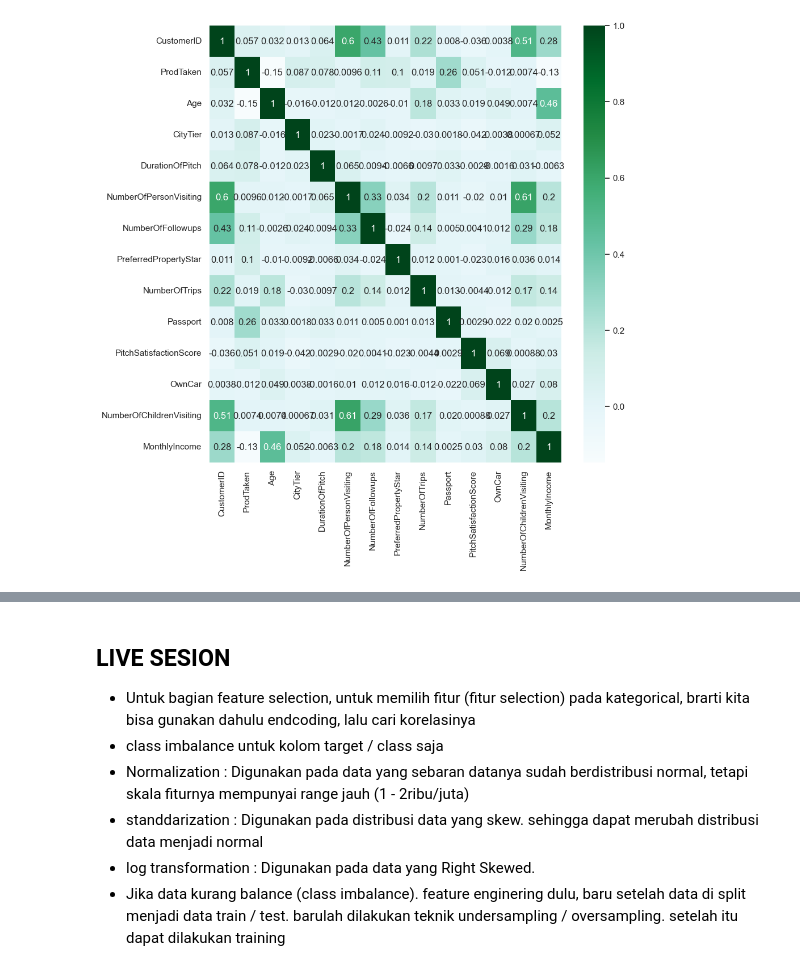
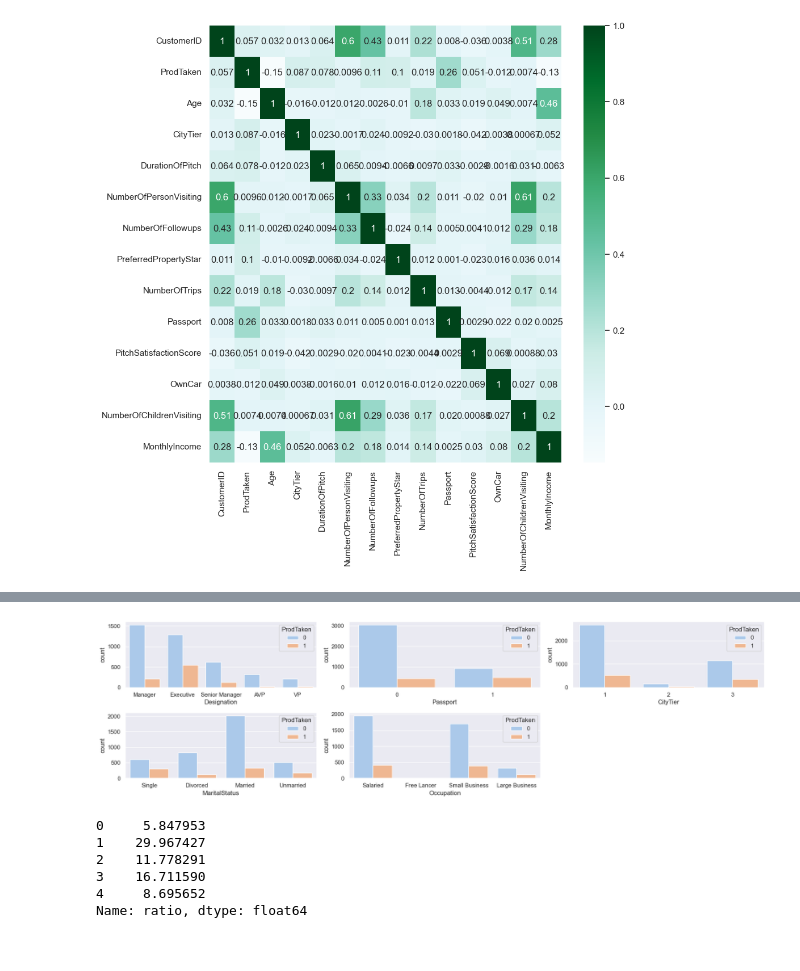
Before and after one commit to JodhiKrisantus/Classification-Holiday-Package-Prediction, a Jupyter notebook: Holiday_Predict.ipynb, the cells around one changed output, grey strips where cells are left out. Saved outputs shown, nothing was run; the diff lists cells and outputs as text; code cells hidden in the pictures.

```diff
--- a/Holiday_Predict.ipynb
+++ b/Holiday_Predict.ipynb
@@ -220,10 +220,3 @@ sns.heatmap(df.corr(), cmap='BuGn',annot=True)
 # %% [output]
 <AxesSubplot:>
 [figure]
-# %%
-diskrit = ['Occupation','ProductPitched','Gender',
-           'PreferredPropertyStar','MaritalStatus']
-
-for i in range(len(diskrit)):
-    sns.catplot(data=df, x=diskrit[i], y='MonthlyIncome', hue='ProdTaken',kind='violin',palette='pastel')
-    sns.set_theme(style="darkgrid", palette="pastel")
@@ -238,8 +223,28 @@ for i in range(len(diskrit)):
-# %% [markdown]
-## LIVE SESION
-- Untuk bagian feature selection, untuk memilih fitur (fitur selection) pada kategorical, brarti kita bisa gunakan dahulu endcoding, lalu cari korelasinya
-- class imbalance untuk kolom target / class saja
-- Normalization : Digunakan pada data yang sebaran datanya sudah berdistribusi normal, tetapi skala fiturnya mempunyai range jauh (1 - 2ribu/juta)
-- standdarization : Digunakan pada distribusi data yang skew. sehingga dapat merubah distribusi data menjadi normal
-- log transformation : Digunakan pada data yang Right Skewed.
-- Jika data kurang balance (class imbalance). feature enginering dulu, baru setelah data di split menjadi data train / test. barulah dilakukan teknik undersampling / oversampling. setelah itu dapat dilakukan training
+# %%
+plt.figure(figsize=(18,5))
+subset = ['Designation', 'Passport', 'CityTier', 'MaritalStatus', 'Occupation']
+for  i in range(len(subset)):
+    plt.subplot(2, 3, i+1)
+    sns.countplot(data=df, x=subset[i], hue='ProdTaken')
+plt.tight_layout()
+# %% [output]
+[figure, added]
+# %%
+Designation_group = df.groupby(['Designation','ProdTaken'])[['CustomerID']].count().reset_index()
+
+jumlah=pd.DataFrame(df['Designation'].value_counts())
+jumlah=jumlah.reset_index()
+jumlah.columns=['Designation','sum']
+Designation_group = Designation_group.merge(jumlah, on='Designation')
+
+Designation_group['ratio'] = Designation_group['CustomerID'] / Designation_group['sum'] * 100
+
+ycoor = Designation_group[Designation_group['ProdTaken']==1]['ratio'].reset_index()
+ycoor['ratio']
+# %% [output]
+0     5.847953
+1    29.967427
+2    11.778291
+3    16.711590
+4     8.695652
+Name: ratio, dtype: float64
```
Also changed, not shown: parts of 13 cells of this notebook.
